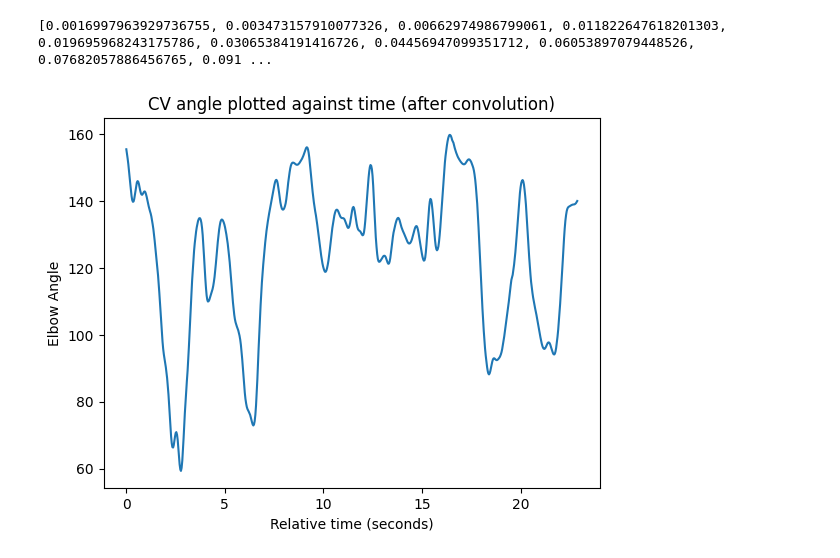
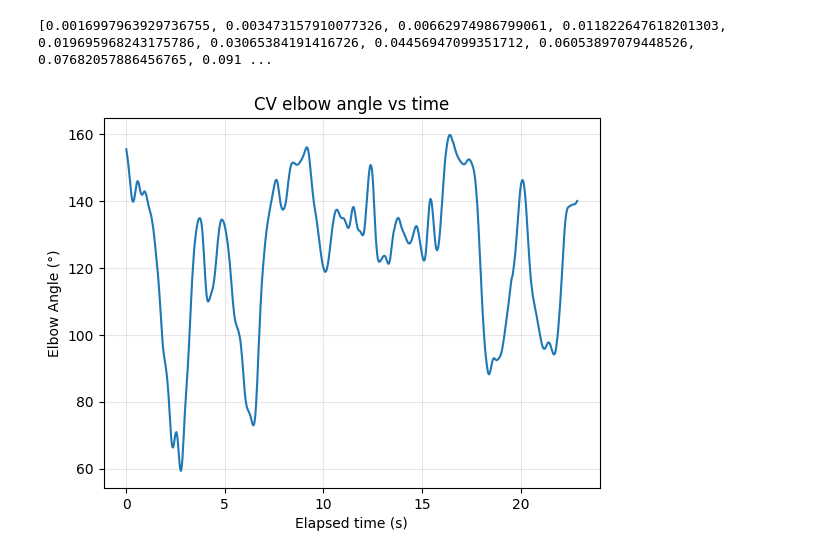
Before and after one commit to Colin-B-Billhardt/climbing_tracker_application, a Jupyter notebook: quaternion_analyses.ipynb, the cells around one changed output. Cells and saved outputs as stored; diff of their text form; code cells hidden in the pictures.

```diff
--- a/quaternion_analyses.ipynb
+++ b/quaternion_analyses.ipynb
@@ -31,6 +31,7 @@ with open("Sanity_Check_IMU_2.csv", newline='') as csvfile:
 
 sensor_2_clean_data = sensor2[3:]
 # %%
+
 
 #function for multiplying two quaternions
 def multiply_quaternions(q1,q2):
@@ -60,7 +61,7 @@ def quaternion_to_angle(sensor_array_1, sensor_array_2):
             q2 = [w2, x2,y2,z2]
 
             #q_relative is the conjugate * q2
-            q_relative = multiply_quaternions(q1_conjugate, q2)
+            q_relative = multiply_quaternions(q2, q1_conjugate)
 
             #calculating angle from q_relative
             theta = 2 * np.arccos(q_relative[0])
@@ -242,25 +245,22 @@ def weighted_convolution(angles, weighted_window):
 
     return smoothed_signal
 # %%
-#try to implement guassian kernel
-
-
 #creating a gaussian kernel to pass into weighted convolution function
 gaussian_kernel = guassian_kernel_generator(23, 23/6)
 
 print(gaussian_kernel)
 
 cv_angle_guassian_smooth = weighted_convolution(CV_angles,gaussian_kernel)
 
 plt.plot(relative_time_CV, cv_angle_guassian_smooth)
-plt.xlabel("Relative time (seconds)")
-
-plt.ylabel("Elbow Angle")
-plt.title("CV angle plotted against time (after convolution)")
+plt.xlabel("Elapsed time (s)")
+plt.ylabel("Elbow Angle (°)")
+plt.title("CV elbow angle vs time")
+plt.grid(alpha=0.3)
 plt.show()
 # %% [output]
 [0.0016997963929736755, 0.003473157910077326, 0.00662974986799061, 0.011822647618201303, 0.019695968243175786, 0.03065384191416726, 0.04456947099351712, 0.06053897079448526, 0.07682057886456765, 0.091 ...
-[figure, old version]
+[figure, new version]
 # %%
 """CV angles interpolated on IMU time axis. Each angle coincides with a relative
 time frame from IMU time axis"""
```
Also changed, not shown: parts of 4 cells of this notebook.
